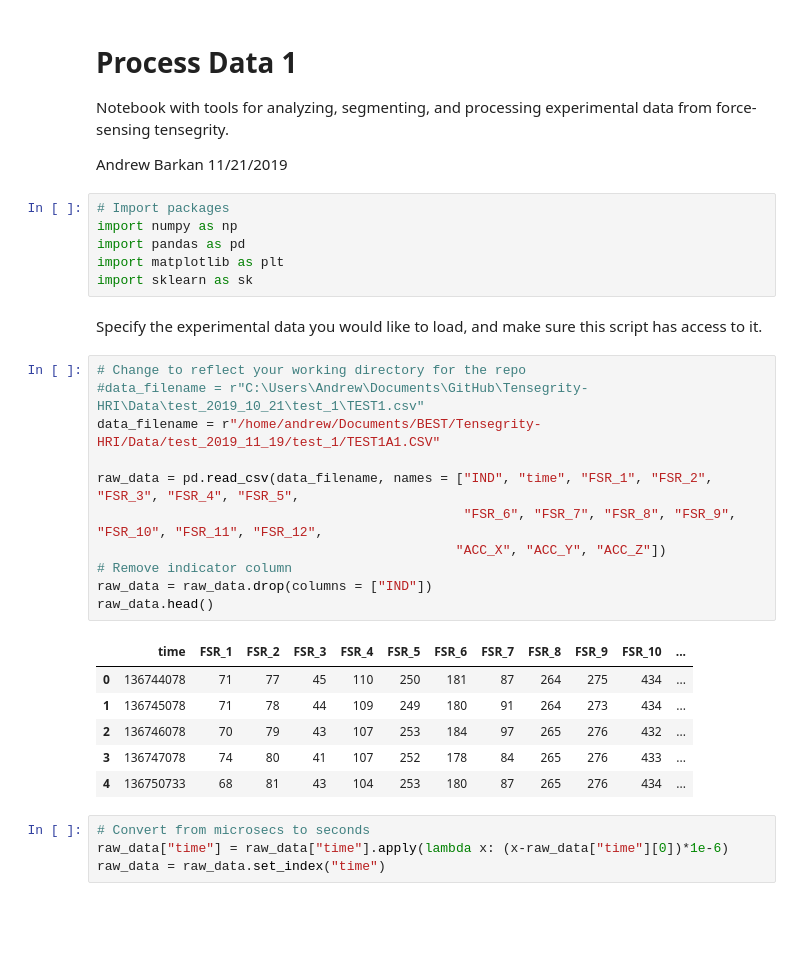
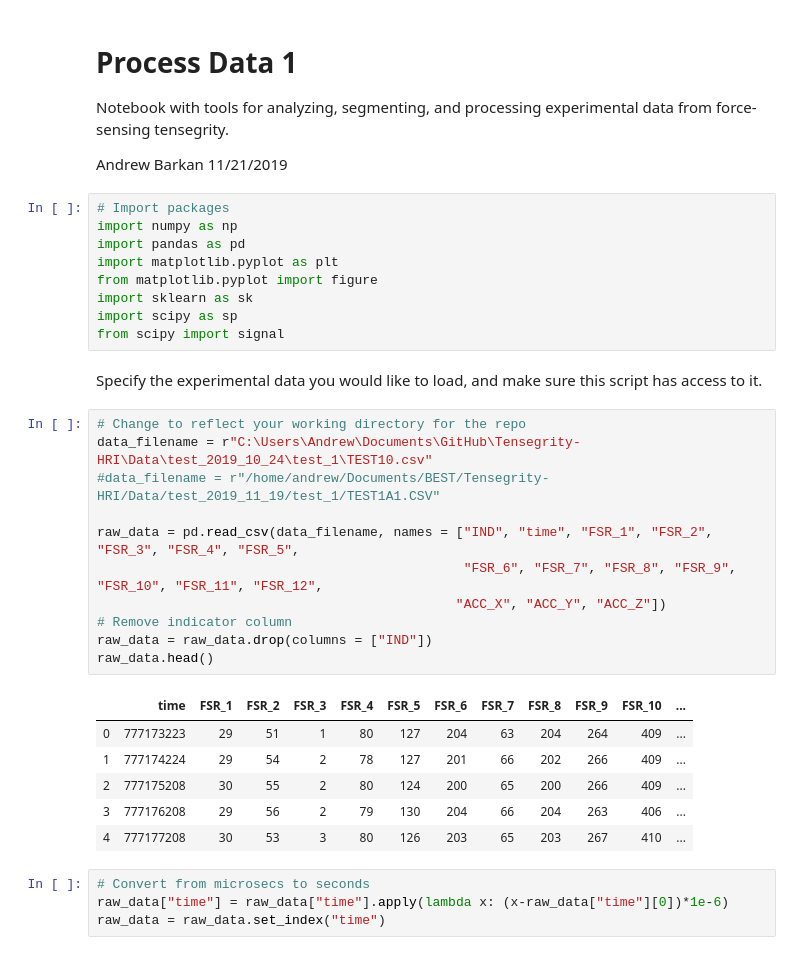
Before and after one commit to yash181/Tensegrity-HRI, a Jupyter notebook: Python/Process_Data_1.ipynb, the cells around one changed output. Saved outputs shown, nothing was run; the diff lists cells and outputs as text; blank space fills up the shorter version.

```diff
--- a/Python/Process_Data_1.ipynb
+++ b/Python/Process_Data_1.ipynb
@@ -9,28 +9,31 @@ Andrew Barkan
 # Import packages
 import numpy as np
 import pandas as pd
-import matplotlib as plt
+import matplotlib.pyplot as plt
+from matplotlib.pyplot import figure
 import sklearn as sk
+import scipy as sp
+from scipy import signal
 # %% [markdown]
 Specify the experimental data you would like to load, and make sure this script has access to it.
 # %%
 # Change to reflect your working directory for the repo
-#data_filename = r"C:\Users\Andrew\Documents\GitHub\Tensegrity-HRI\Data\test_2019_10_21\test_1\TEST1.csv"
-data_filename = r"/home/andrew/Documents/BEST/Tensegrity-HRI/Data/test_2019_11_19/test_1/TEST1A1.CSV"
+data_filename = r"C:\Users\Andrew\Documents\GitHub\Tensegrity-HRI\Data\test_2019_10_24\test_1\TEST10.csv"
+#data_filename = r"/home/andrew/Documents/BEST/Tensegrity-HRI/Data/test_2019_11_19/test_1/TEST1A1.CSV"
 
 raw_data = pd.read_csv(data_filename, names = ["IND", "time", "FSR_1", "FSR_2", "FSR_3", "FSR_4", "FSR_5",
                                                "FSR_6", "FSR_7", "FSR_8", "FSR_9", "FSR_10", "FSR_11", "FSR_12",
                                               "ACC_X", "ACC_Y", "ACC_Z"])
 # Remove indicator column
 raw_data = raw_data.drop(columns = ["IND"])
 raw_data.head()
 # %% [output]
 |  | time | FSR_1 | FSR_2 | FSR_3 | FSR_4 | FSR_5 | FSR_6 | FSR_7 | FSR_8 | FSR_9 | FSR_10 | ... |
-| 0 | 136744078 | 71 | 77 | 45 | 110 | 250 | 181 | 87 | 264 | 275 | 434 | ... |
-| 1 | 136745078 | 71 | 78 | 44 | 109 | 249 | 180 | 91 | 264 | 273 | 434 | ... |
-| 2 | 136746078 | 70 | 79 | 43 | 107 | 253 | 184 | 97 | 265 | 276 | 432 | ... |
-| 3 | 136747078 | 74 | 80 | 41 | 107 | 252 | 178 | 84 | 265 | 276 | 433 | ... |
-| 4 | 136750733 | 68 | 81 | 43 | 104 | 253 | 180 | 87 | 265 | 276 | 434 | ... |
+| 0 | 777173223 | 29 | 51 | 1 | 80 | 127 | 204 | 63 | 204 | 264 | 409 | ... |
+| 1 | 777174224 | 29 | 54 | 2 | 78 | 127 | 201 | 66 | 202 | 266 | 409 | ... |
+| 2 | 777175208 | 30 | 55 | 2 | 80 | 124 | 200 | 65 | 200 | 266 | 409 | ... |
+| 3 | 777176208 | 29 | 56 | 2 | 79 | 130 | 204 | 66 | 204 | 263 | 406 | ... |
+| 4 | 777177208 | 30 | 53 | 3 | 80 | 126 | 203 | 65 | 203 | 267 | 410 | ... |
 # %%
 # Convert from microsecs to seconds
 raw_data["time"] = raw_data["time"].apply(lambda x: (x-raw_data["time"][0])*1e-6)
```
Also changed, not shown: parts of 6 cells of this notebook.
